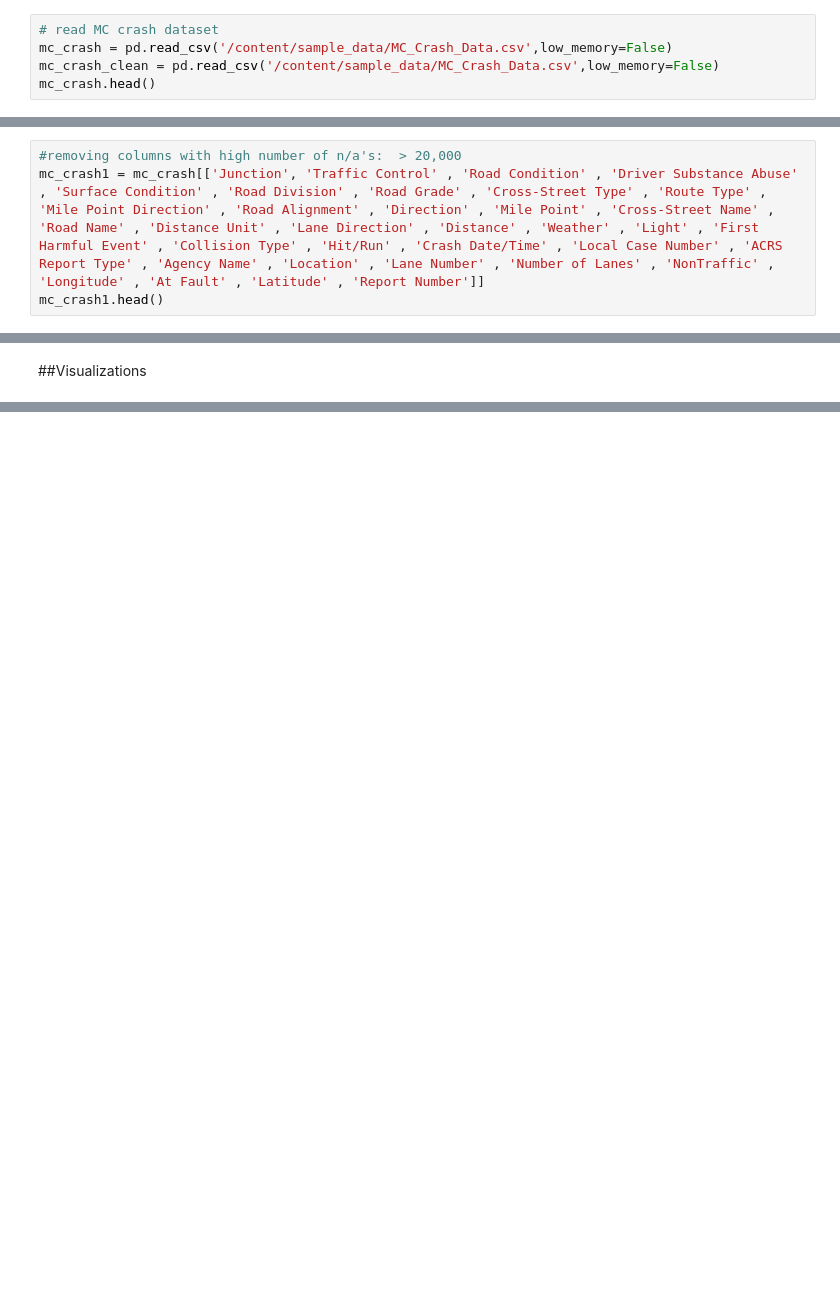
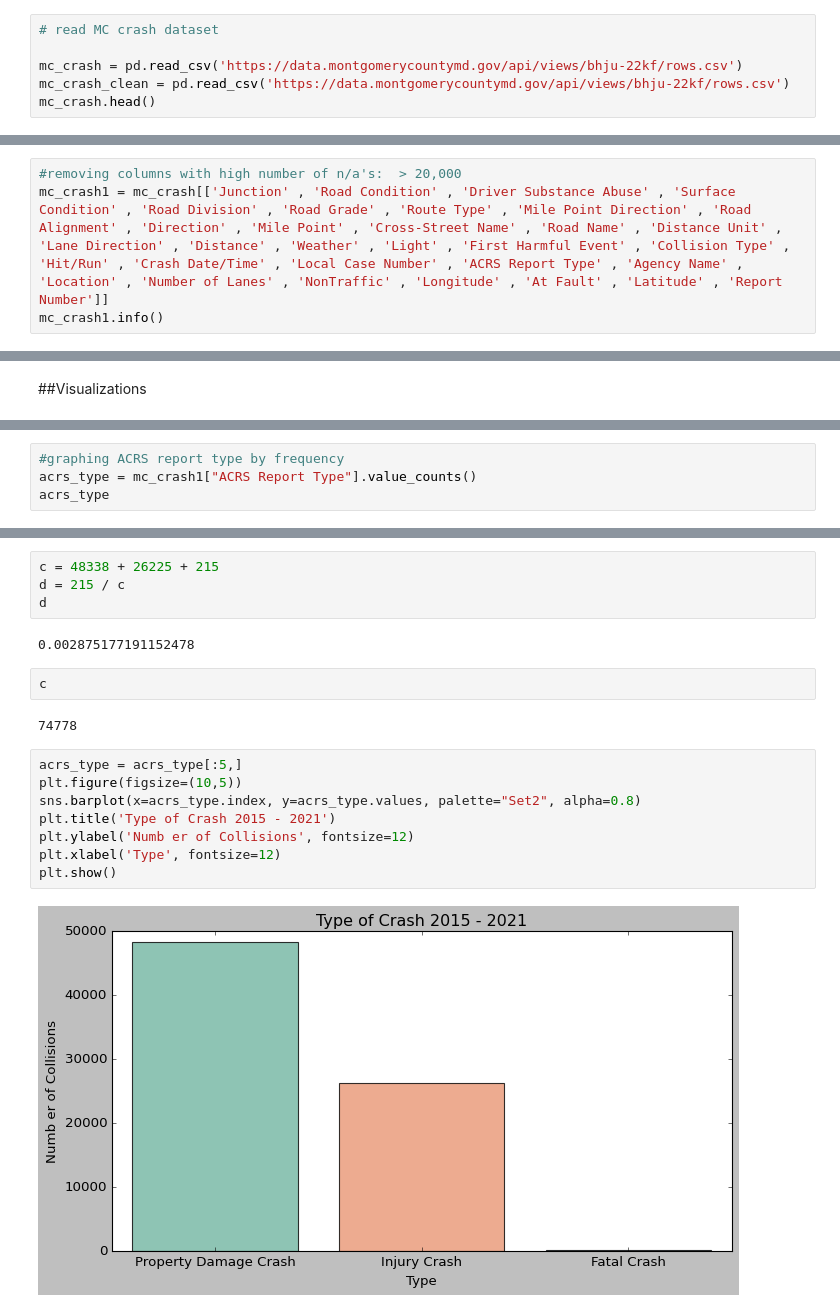
Before and after one commit to krisdsutton/data205, a Jupyter notebook: Data_205_EDA_MC_Data.ipynb, the cells around one changed output, grey strips where cells are left out. Cells and saved outputs as stored; diff of their text form; blank space fills up the shorter version.

```diff
--- a/Data_205_EDA_MC_Data.ipynb
+++ b/Data_205_EDA_MC_Data.ipynb
@@ -50,8 +52,9 @@ from pandas_profiling import ProfileReport
 from IPython.display import Image
 # %%
 # read MC crash dataset
-mc_crash = pd.read_csv('/content/sample_data/MC_Crash_Data.csv',low_memory=False)
-mc_crash_clean = pd.read_csv('/content/sample_data/MC_Crash_Data.csv',low_memory=False)
+
+mc_crash = pd.read_csv('https://data.montgomerycountymd.gov/api/views/bhju-22kf/rows.csv')
+mc_crash_clean = pd.read_csv('https://data.montgomerycountymd.gov/api/views/bhju-22kf/rows.csv')
 mc_crash.head()
 # %% [output]
 |  | Report Number | Local Case Number | Agency Name | ACRS Report Type | Crash Date/Time | Hit/Run | Route Type | ... |
@@ -125,6 +128,6 @@ dtype: int64
 Based on high number of n/a's in some columns, I will ignore columns with more than 20,000.
 # %%
 #removing columns with high number of n/a's:  > 20,000
-mc_crash1 = mc_crash[['Junction', 'Traffic Control' , 'Road Condition' , 'Driver Substance Abuse' , 'Surface Condition' , 'Road Division' , 'Road Grade' , 'Cross-Street Type' , 'Route Type' , 'Mile Point Direction' , 'Road Alignment' , 'Direction' , 'Mile Point' , 'Cross-Street Name' , 'Road Name' , 'Distance Unit' , 'Lane Direction' , 'Distance' , 'Weather' , 'Light' , 'First Harmful Event' , 'Collision Type' , 'Hit/Run' , 'Crash Date/Time' , 'Local Case Number' , 'ACRS Report Type' , 'Agency Name' , 'Location' , 'Lane Number' , 'Number of Lanes' , 'NonTraffic' , 'Longitude' , 'At Fault' , 'Latitude' , 'Report Number']]
-mc_crash1.head()
+mc_crash1 = mc_crash[['Junction' , 'Road Condition' , 'Driver Substance Abuse' , 'Surface Condition' , 'Road Division' , 'Road Grade' , 'Route Type' , 'Mile Point Direction' , 'Road Alignment' , 'Direction' , 'Mile Point' , 'Cross-Street Name' , 'Road Name' , 'Distance Unit' , 'Lane Direction' , 'Distance' , 'Weather' , 'Light' , 'First Harmful Event' , 'Collision Type' , 'Hit/Run' , 'Crash Date/Time' , 'Local Case Number' , 'ACRS Report Type' , 'Agency Name' , 'Location' , 'Number of Lanes' , 'NonTraffic' , 'Longitude' , 'At Fault' , 'Latitude' , 'Report Number']]
+mc_crash1.info()
 # %% [output]
@@ -286,0 +166,4 @@ See the caveats in the documentation: https://pandas.pydata.org/pandas-docs/stab
+# %%
+#graphing ACRS report type by frequency
+acrs_type = mc_crash1["ACRS Report Type"].value_counts()
+acrs_type
@@ -286,0 +175,20 @@ See the caveats in the documentation: https://pandas.pydata.org/pandas-docs/stab
+# %%
+c = 48338 + 26225 + 215
+d = 215 / c
+d
+# %% [output]
+0.002875177191152478
+# %%
+c
+# %% [output]
+74778
+# %%
+acrs_type = acrs_type[:5,]
+plt.figure(figsize=(10,5))
+sns.barplot(x=acrs_type.index, y=acrs_type.values, palette="Set2", alpha=0.8)
+plt.title('Type of Crash 2015 - 2021')
+plt.ylabel('Numb er of Collisions', fontsize=12)
+plt.xlabel('Type', fontsize=12)
+plt.show()
+# %% [output]
+[figure, added]
```
Also changed, not shown: parts of 56 cells of this notebook.
